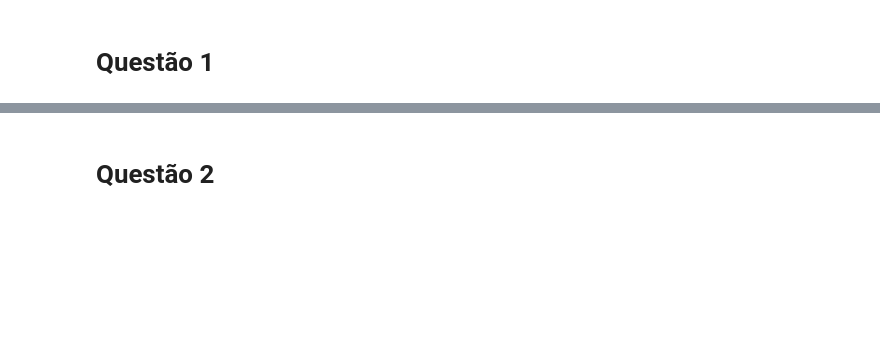
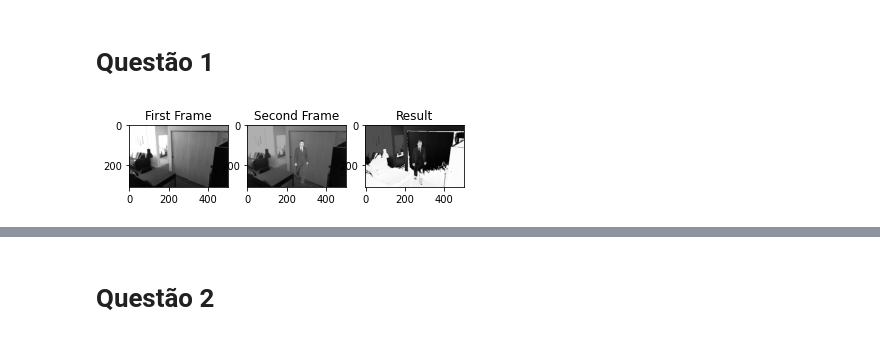
Before and after one commit to jhonnye0/ECOM100_Listas, a Jupyter notebook: VisaoComp_Lista1.ipynb, the cells around one changed output, grey strips where cells are left out. Saved outputs shown, nothing was run; the diff lists cells and outputs as text; code cells hidden in the pictures; blank space fills up the shorter version.

```diff
--- a/VisaoComp_Lista1.ipynb
+++ b/VisaoComp_Lista1.ipynb
@@ -8,2 +79,21 @@ from matplotlib import pyplot
 # %% [markdown]
 # Questão 1
+# %%
+img1_path = '/content/questao1_img/first_frame.jpg'
+img1 = cv2.imread(img1_path, cv2.IMREAD_GRAYSCALE)
+
+img2_path = '/content/questao1_img/second_frame.jpg'
+img2 = cv2.imread(img2_path, cv2.IMREAD_GRAYSCALE)
+
+img2 = cv2.resize(img2, (img1.shape[1], img1.shape[0]), interpolation = cv2.INTER_AREA)
+
+result = img1 - img2
+
+images = [img1, img2, result]
+titles = ['First Frame','Second Frame', 'Result']
+
+for i in range(len(images)):
+  pyplot.subplot(1,3,i+1), pyplot.imshow(images[i], 'gray')
+  pyplot.title(titles[i])
+# %% [output]
+[figure, added]
```
Also changed, not shown: parts of 59 cells of this notebook.
